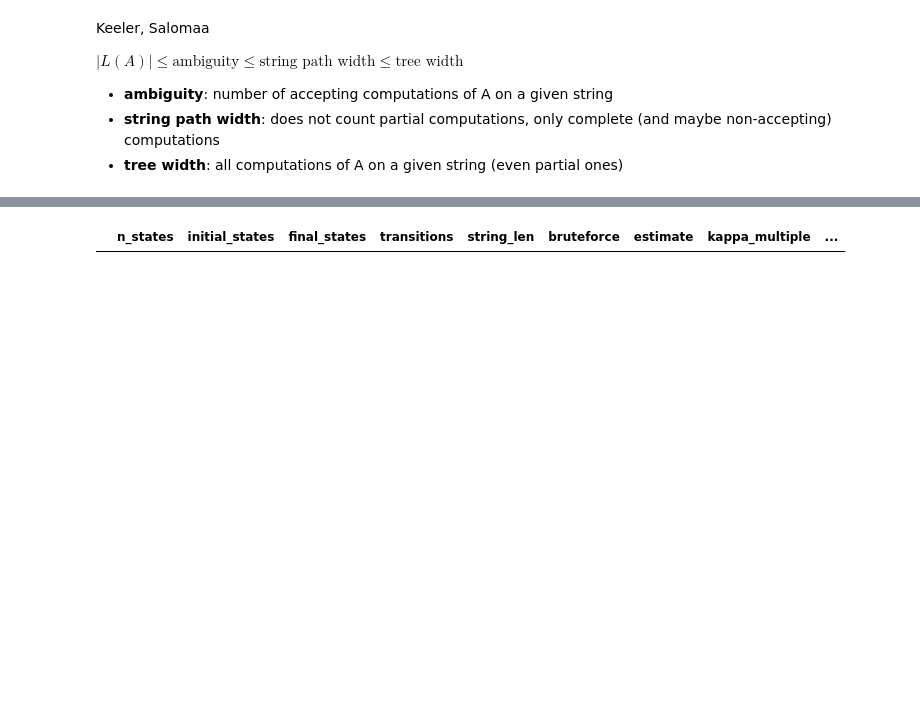
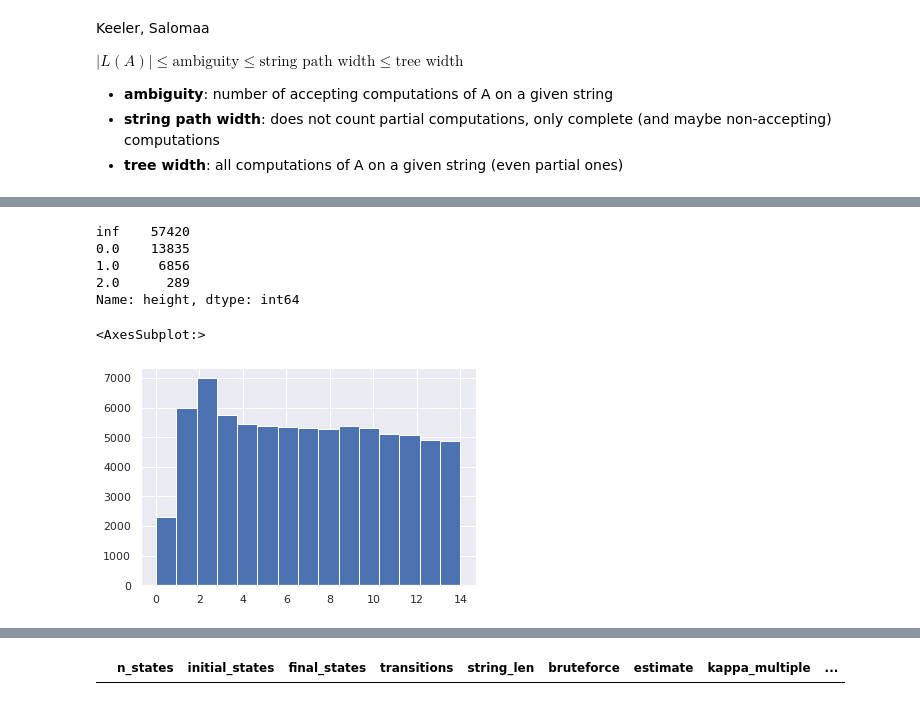
Before and after one commit to viantirreau/count-nfa, a Jupyter notebook: Bruteforce.ipynb, the cells around one changed output, grey strips where cells are left out. Drawn from its saved outputs; the diff is of its cells as text; code cells hidden in the pictures; blank space fills up the shorter version.

```diff
--- a/Bruteforce.ipynb
+++ b/Bruteforce.ipynb
@@ -230,3 +231,15 @@ def instantiate_nfa(df_row):
         transitions=df_row.transitions,
     )
     return nfa
+# %%
+with open("random_nfa_from_matrices.pkl", "rb") as fd:
+    data = pickle.load(fd)
+df = pd.DataFrame(data)
+df["density"] = df.accepted_counts.map(lambda x: [xi / 2**i for i,xi in enumerate(x, 1)])
+df["last_density"] = df.density.map(lambda x: x[-1])
+df["last_count"] = df.accepted_counts.map(lambda x: x[-1])
+df["probably_exp"] = df.density.map(lambda x: (x[-2] - x[-1]) < 1e-6 and x[-1] > 0)
+df["n_states"] = df.matrix.map(lambda m: m.shape[1])
+df["count_hash"] = df.accepted_counts.map(lambda c: hash(tuple(c)))
+df["real_n_states"] = df.matrix.map(lambda m: len(NFA.from_random_matrix(m).states))
+df["height"] = df.matrix.map(lambda m: NFA.from_random_matrix(m).cycle_height())
@@ -232,0 +262,13 @@ def instantiate_nfa(df_row):
+# %%
+df.height.value_counts()
+# %% [output]
+inf    57420
+0.0    13835
+1.0     6856
+2.0      289
+Name: height, dtype: int64
+# %%
+df.real_n_states.hist(bins=15)
+# %% [output]
+<AxesSubplot:>
+[figure, added]
```
Also changed, not shown: parts of 16 cells of this notebook, 5 other files.
